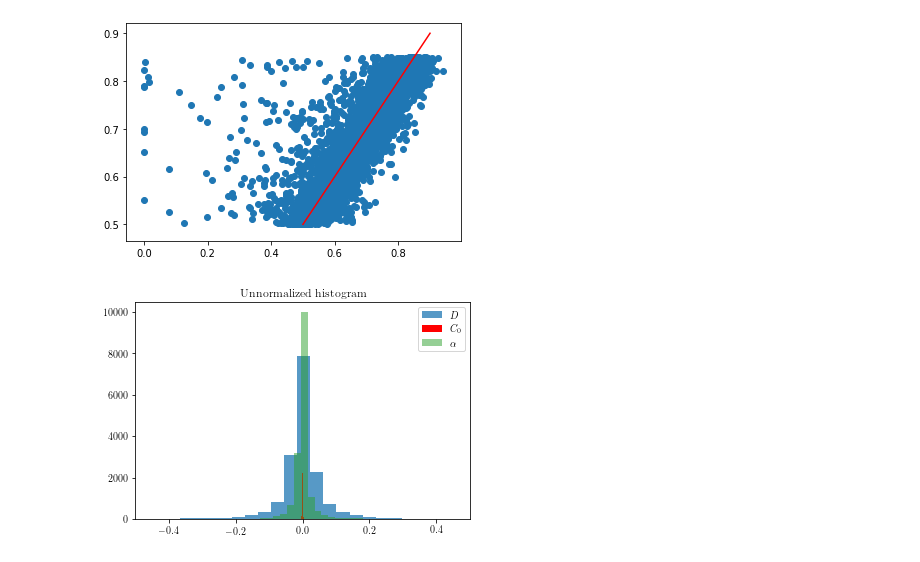
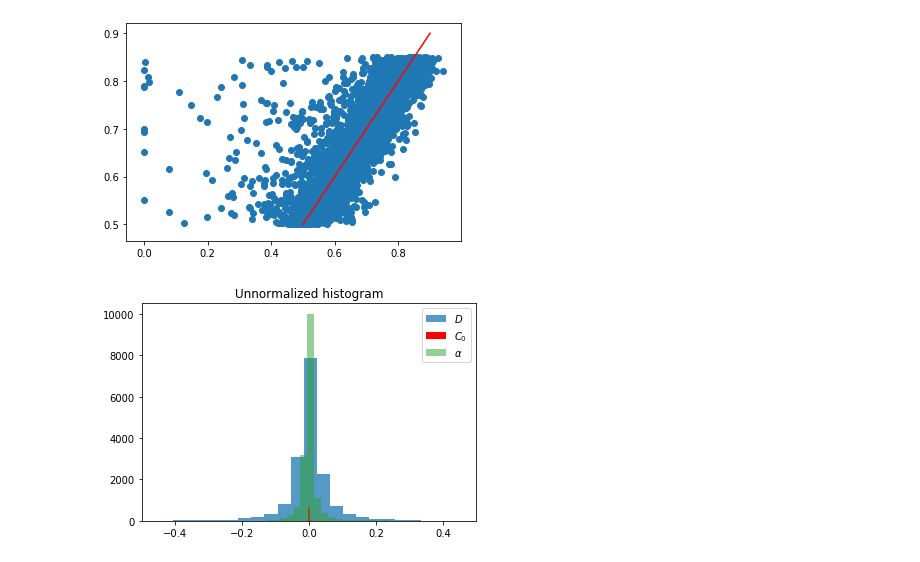
Before and after one commit to waahlstrand/frap, a Jupyter notebook: error_analysis.ipynb, the cells around one changed output. Drawn from its saved outputs; the diff is of its cells as text; code cells hidden in the pictures.

```diff
--- a/error_analysis.ipynb
+++ b/error_analysis.ipynb
@@ -6,7 +6,7 @@ import torch.nn as nn
 import matplotlib.pyplot as plt
 import numpy as np
 # %%
-root_dir = "/new_data"
+root_dir = "/home/sms/vws/frappe/new_data"
 
 x_test = np.fromfile(root_dir + "/x_test.bin", dtype = np.float32)
 y_test_orig = np.fromfile(root_dir + "/y_test.bin", dtype = np.float32)
@@ -51,16 +51,16 @@ print(RMSE(y, y_hat))
 0.0016538745
 [figure]
 # %%
-plt.rc('text', usetex=True)
-plt.rc('font', family='serif')
+#plt.rc('text', usetex=True)
+#plt.rc('font', family='serif')
 
 #plt.grid(True)
 plt.hist(y_test[:, 0]-y_test_hat[:, 0], 50, alpha=0.75)
 plt.hist(y_test[:, 1]-y_test_hat[:, 1], 50, alpha=1, facecolor='r')
 plt.hist(y_test[:, 2]-y_test_hat[:, 2], 50, alpha=0.5)
 plt.legend([r"$D$", r"$C_0$", r"$\alpha$"])
 plt.title("Unnormalized histogram")
 plt.xlim([-0.5, 0.5])
 plt.show()
 # %% [output]
-[figure, old version]
+[figure, new version]
```
Also changed, not shown: parts of 10 cells of this notebook, 4 other files.
